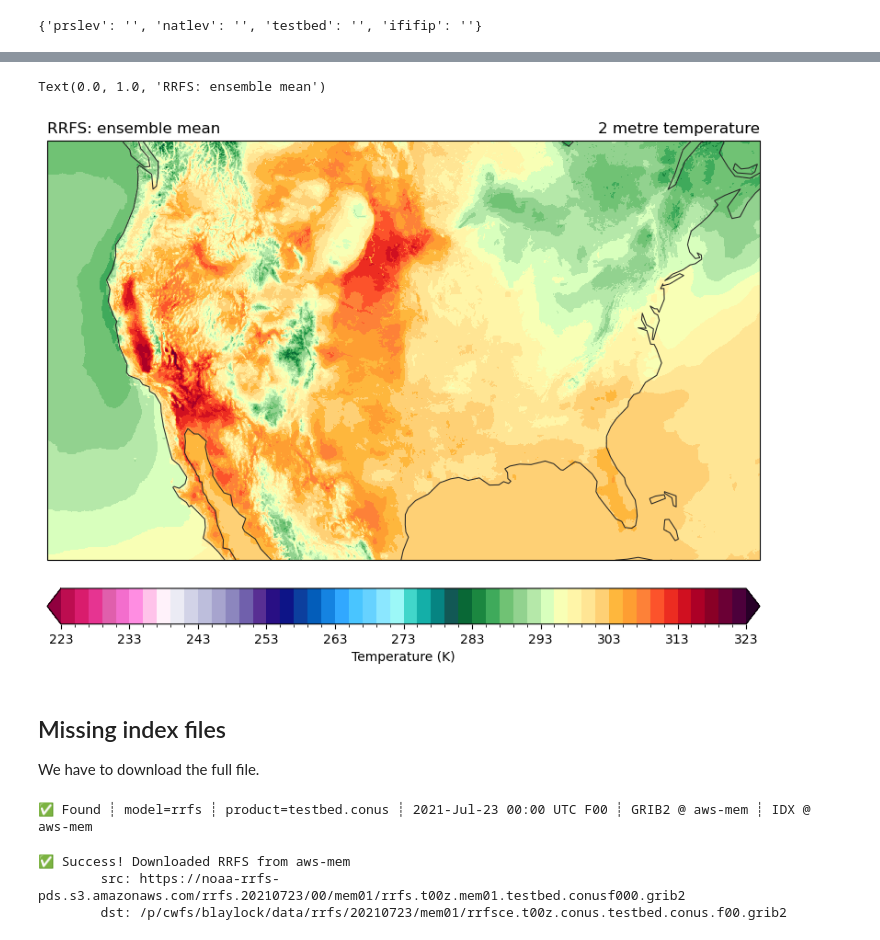
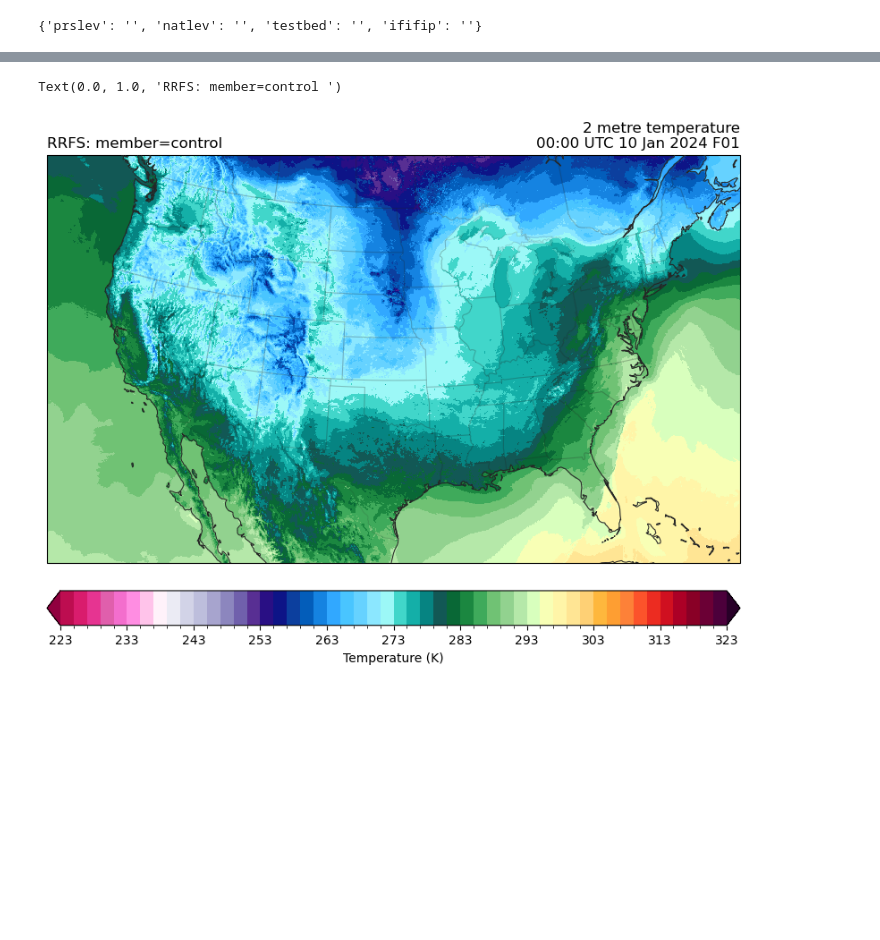
Before and after one commit to blaylockbk/Herbie, a Jupyter notebook: docs/user_guide/_model_notebooks/rrfs.ipynb, the cells around one changed output, grey strips where cells are left out. Saved outputs shown, nothing was run; the diff lists cells and outputs as text; code cells hidden in the pictures; blank space fills up the shorter version.

```diff
--- a/docs/user_guide/_model_notebooks/rrfs.ipynb
+++ b/docs/user_guide/_model_notebooks/rrfs.ipynb
@@ -22,6 +22,6 @@ from paint.standard2 import cm_tmp
 import matplotlib.pyplot as plt
 import cartopy.crs as ccrs
 # %%
-H = Herbie("2024-01-10", model="rrfs", fxx=1, member=1, domain="conus")
+H = Herbie("2024-01-10", model="rrfs", fxx=1, member="control", domain="conus")
 # %% [output]
 ✅ Found ┊ model=rrfs ┊ product=prslev ┊ 2024-Jan-10 00:00 UTC F01 ┊ GRIB2 @ aws ┊ IDX @ aws
@@ -34,4 +53,5 @@ H.PRODUCTS
 # %% [output]
 {'prslev': '', 'natlev': '', 'testbed': '', 'ififip': ''}
 # %%
-ds = H.xarray("TMP:2 m ")
+ds = H.xarray("TMP:2 m above ground")
+ds
@@ -64,30 +77,19 @@ Data variables:
 # %%
-ax = EasyMap(crs=ds.herbie.crs, figsize=[10, 8]).ax
+ax = EasyMap("50m", crs=ds.herbie.crs, figsize=[10, 8]).STATES().ax
 p = ax.pcolormesh(
     ds.longitude, ds.latitude, ds.t2m, transform=pc, **cm_tmp(units="K").cmap_kwargs
 )
 plt.colorbar(
     p, ax=ax, orientation="horizontal", pad=0.05, **cm_tmp(units="K").cbar_kwargs
 )
 
-ax.set_title(ds.t2m.GRIB_name, loc="right")
-ax.set_title(f"{H.model.upper()}: {H.product_description}", loc="left")
+ax.set_title(
+    f"{ds.t2m.GRIB_name}\n{ds.time.dt.strftime("%H:%M UTC %d %b %Y").item()} F{int(ds.step.dt.total_seconds() / 60 / 60):02d}",
+    loc="right",
+)
+ax.set_title(
+    f"{H.model.upper()}: member={H.member} {H.product_description}", loc="left"
+)
 # %% [output]
-Text(0.0, 1.0, 'RRFS: ensemble mean')
+Text(0.0, 1.0, 'RRFS: member=control ')
-[figure, old version]
+[figure, new version]
-# %% [markdown]
-## Missing index files
-We have to download the full file.
-# %%
-H = Herbie(
-    "2021-07-23", model="rrfs", product="testbed.conus", member=1, priority="aws-mem"
-)
-# %% [output]
-✅ Found ┊ model=rrfs ┊ product=testbed.conus ┊ 2021-Jul-23 00:00 UTC F00 ┊ GRIB2 @ aws-mem ┊ IDX @ aws-mem
-# %%
-# no index file available. Have to download the full file.
-H.download()
-# %% [output]
-✅ Success! Downloaded RRFS from aws-mem
-        src: https://noaa-rrfs-pds.s3.amazonaws.com/rrfs.20210723/00/mem01/rrfs.t00z.mem01.testbed.conusf000.grib2
-        dst: /p/cwfs/blaylock/data/rrfs/20210723/mem01/rrfsce.t00z.conus.testbed.conus.f00.grib2
```
Also changed, not shown: parts of 15 cells of this notebook, 1 other file.
